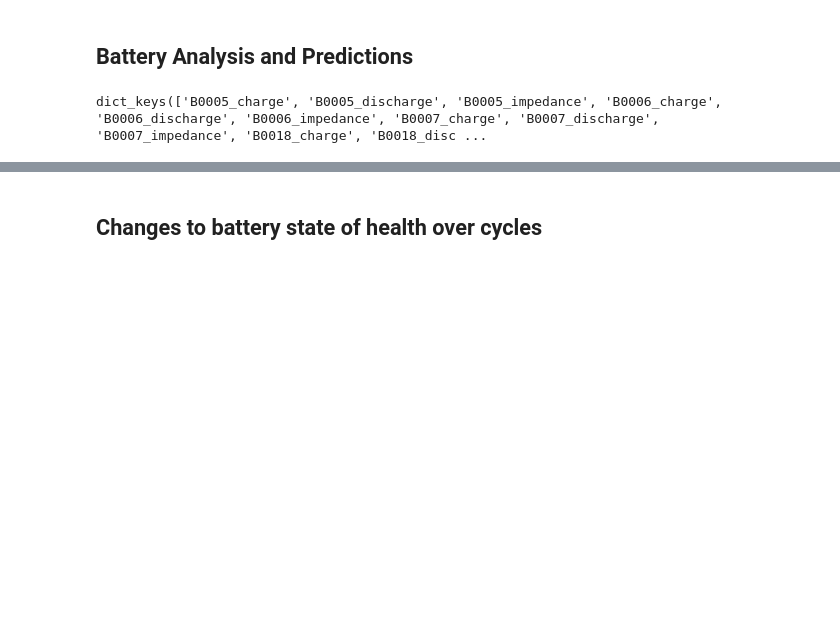
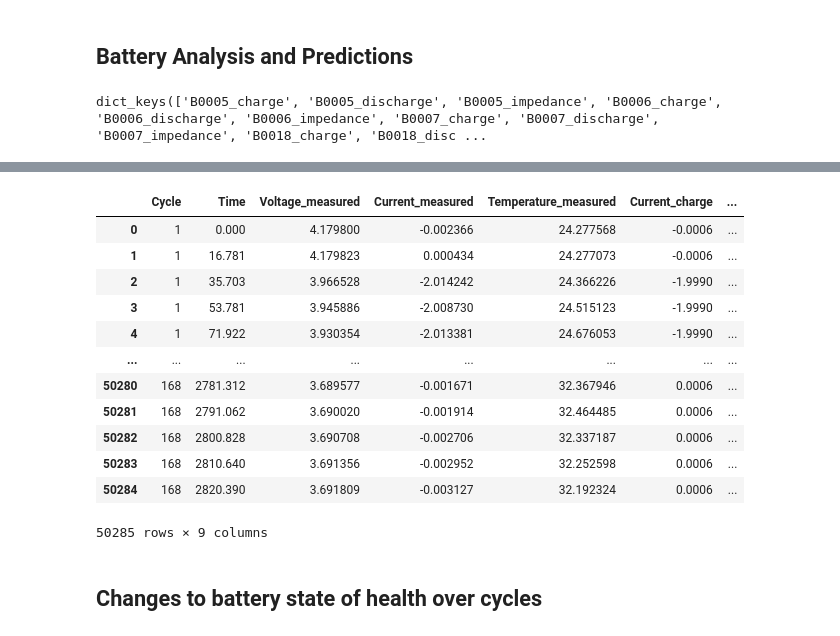
Before and after one commit to RomanShrestha07/CPSC_4830_Group_Project, a Jupyter notebook: Group_Project.ipynb, the cells around one changed output, grey strips where cells are left out. Cells and saved outputs as stored; diff of their text form; code cells hidden in the pictures; blank space fills up the shorter version.

```diff
--- a/Group_Project.ipynb
+++ b/Group_Project.ipynb
@@ -440,3 +226,19 @@ plt.show()
+# %%
+battery_dict['B0006_discharge']
+# %% [output]
+|  | Cycle | Time | Voltage_measured | Current_measured | Temperature_measured | Current_charge | ... |
+| 0 | 1 | 0.000 | 4.179800 | -0.002366 | 24.277568 | -0.0006 | ... |
+| 1 | 1 | 16.781 | 4.179823 | 0.000434 | 24.277073 | -0.0006 | ... |
+| 2 | 1 | 35.703 | 3.966528 | -2.014242 | 24.366226 | -1.9990 | ... |
+| 3 | 1 | 53.781 | 3.945886 | -2.008730 | 24.515123 | -1.9990 | ... |
+| 4 | 1 | 71.922 | 3.930354 | -2.013381 | 24.676053 | -1.9990 | ... |
+| ... | ... | ... | ... | ... | ... | ... | ... |
+| 50280 | 168 | 2781.312 | 3.689577 | -0.001671 | 32.367946 | 0.0006 | ... |
+| 50281 | 168 | 2791.062 | 3.690020 | -0.001914 | 32.464485 | 0.0006 | ... |
+| 50282 | 168 | 2800.828 | 3.690708 | -0.002706 | 32.337187 | 0.0006 | ... |
+| 50283 | 168 | 2810.640 | 3.691356 | -0.002952 | 32.252598 | 0.0006 | ... |
+| 50284 | 168 | 2820.390 | 3.691809 | -0.003127 | 32.192324 | 0.0006 | ... |
+50285 rows × 9 columns
 # %% [markdown]
 ## Changes to battery state of health over cycles
 # %%
```
Also changed, not shown: parts of 51 cells of this notebook.
